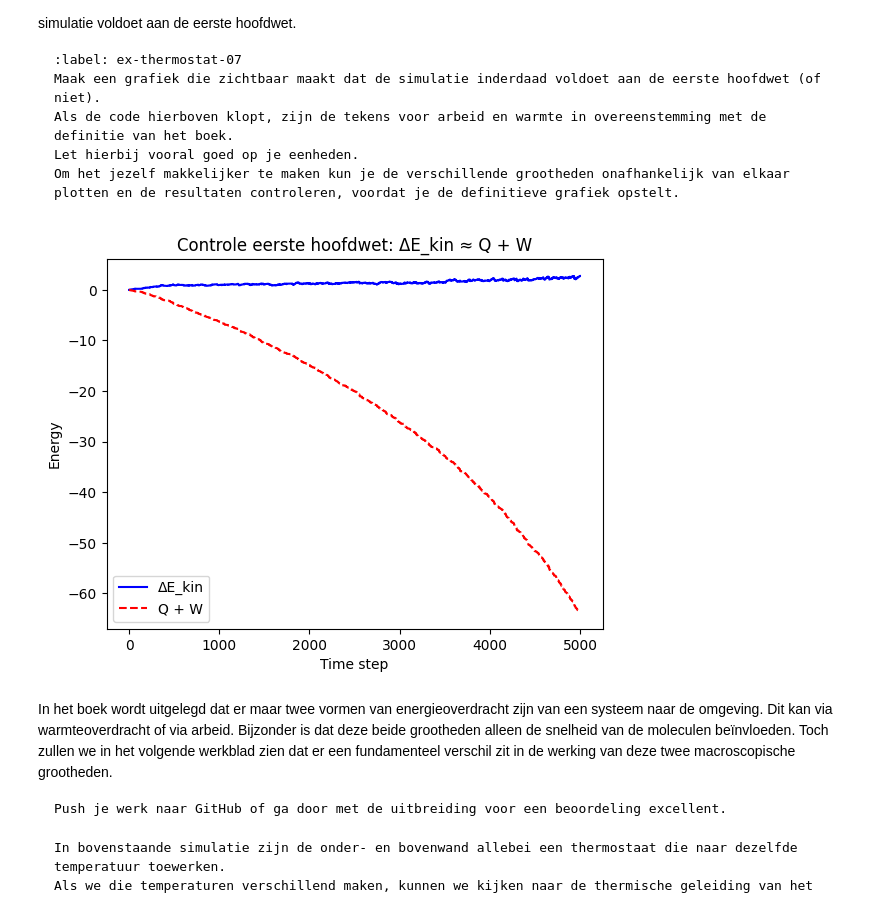
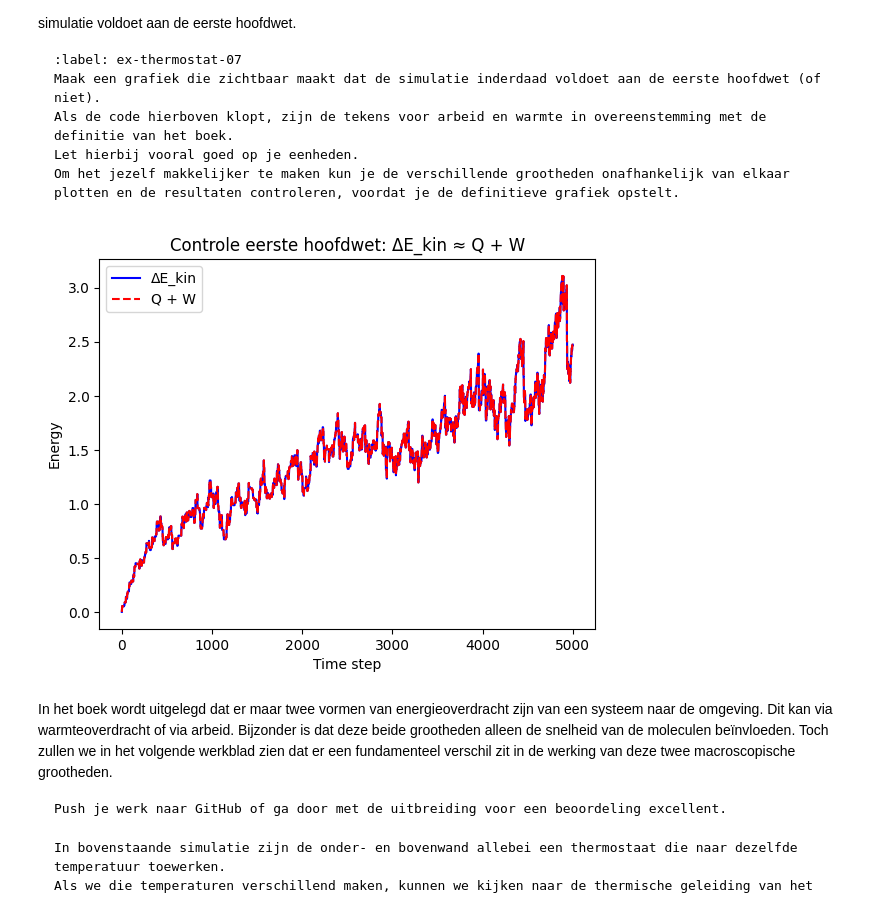
Before and after one commit to yaeljawahierkhan/21, a Jupyter notebook: Content/PySim/8_thermostaat.ipynb, the cells around one changed output. Saved outputs shown, nothing was run; the diff lists cells and outputs as text; code cells hidden in the pictures.

```diff
--- a/Content/PySim/8_thermostaat.ipynb
+++ b/Content/PySim/8_thermostaat.ipynb
@@ -444,23 +444,23 @@ Om het jezelf makkelijker te maken kun je de verschillende grootheden onafhankel
 # %%
 N_particles = len(particles)
 
 Q = heats
 W = works
-total_QW = Q+W
+total_QW = Q - W
 
 E_kin = temperatures * N_particles * k_B
 delta_E_kin = E_kin - E_kin[0]
 
 plt.figure
 plt.plot(delta_E_kin, 'b-', label='ΔE_kin')
 plt.plot(total_QW, 'r--', label='Q + W')
 plt.xlabel('Time step')
 plt.ylabel('Energy')
 plt.title('Controle eerste hoofdwet: ΔE_kin ≈ Q + W')
 plt.legend()
 plt.show()
 # %% [output]
-[figure, old version]
+[figure, new version]
 # %% [markdown]
 In het boek wordt uitgelegd dat er maar twee vormen van energieoverdracht zijn van een systeem naar de omgeving. Dit kan via warmteoverdracht of via arbeid.
 Bijzonder is dat deze beide grootheden alleen de snelheid van de moleculen beïnvloeden.
```
Also changed, not shown: parts of 4 cells of this notebook.
